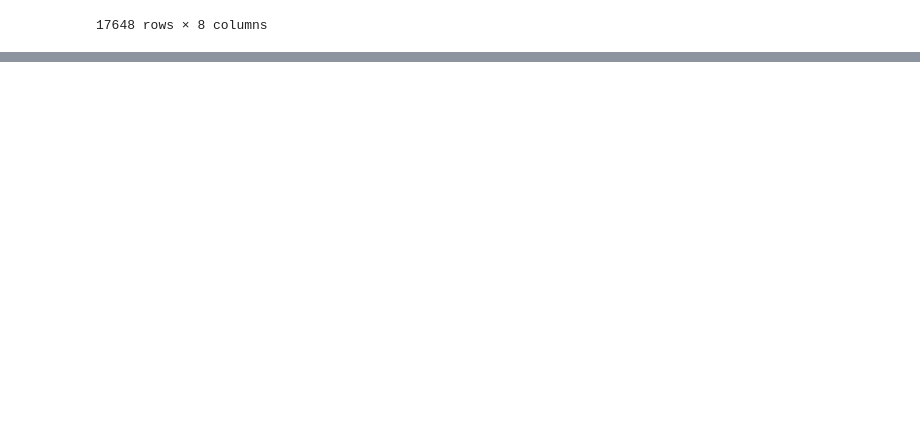
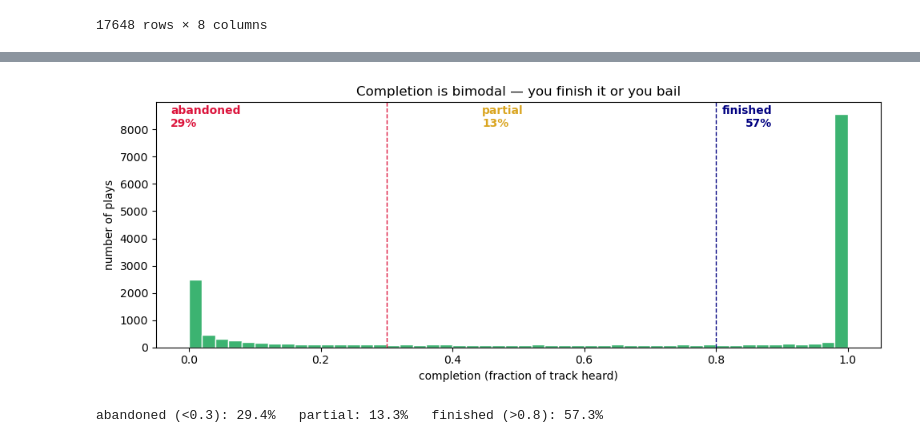
Before and after one commit to kaleb-asefa/rewind, a Jupyter notebook: notebooks/main.ipynb, the cells around one changed output, grey strips where cells are left out. Drawn from its saved outputs; the diff is of its cells as text; code cells hidden in the pictures; blank space fills up the shorter version.

Commit message:
add hate metrics in notebook

```diff
--- a/notebooks/main.ipynb
+++ b/notebooks/main.ipynb
@@ -429,0 +447,16 @@ df
+# %%
+# --- Setup: build a per-play "completion" signal from duration + ms_played ---
+# df.ms_played is in SECONDS; track_features.duration is also in seconds.
+# completion = fraction of the track actually listened to, clipped to [0, 1].
+# A play looped/replayed inside one event can exceed 1 -> clip (they finished it, and more).
+
+plays = df.dropna(subset=['duration']).copy()          # drop the ~5% unmatched tracks (no duration)
+plays = plays[plays['duration'] > 0]
+plays['completion'] = (plays['ms_played'] / plays['duration']).clip(0, 1)
+
+print(f"usable plays (have duration): {len(plays):,} / {len(df):,} "
+      f"({len(plays)/len(df):.1%})")
+print(f"dropped (no metadata match):  {df['duration'].isna().sum():,}")
+print(f"\nglobal mean completion: {plays['completion'].mean():.3f}")
+print(f"global median completion: {plays['completion'].median():.3f}")
+plays['completion'].describe()
@@ -429,0 +522,25 @@ df
+# %%
+ABANDON = 0.3   # below this = "abandoned early" = the hate event
+FINISH  = 0.8   # above this = "rode it out"
+
+abandoned = (plays['completion'] < ABANDON).mean()
+partial   = ((plays['completion'] >= ABANDON) & (plays['completion'] <= FINISH)).mean()
+finished  = (plays['completion'] > FINISH).mean()
+
+fig, ax = plt.subplots(figsize=(10, 4))
+ax.hist(plays['completion'], bins=50, color='mediumseagreen', edgecolor='white')
+ax.axvline(ABANDON, color='crimson', ls='--', lw=1)
+ax.axvline(FINISH,  color='navy',    ls='--', lw=1)
+ax.set_xlabel('completion (fraction of track heard)')
+ax.set_ylabel('number of plays')
+ax.set_title('Completion is bimodal — you finish it or you bail')
+ax.text(0.02, 0.9, f'abandoned\n{abandoned:.0%}', transform=ax.transAxes, color='crimson', fontweight='bold')
+ax.text(0.45, 0.9, f'partial\n{partial:.0%}',      transform=ax.transAxes, color='goldenrod', fontweight='bold')
+ax.text(0.85, 0.9, f'finished\n{finished:.0%}',    transform=ax.transAxes, color='navy', fontweight='bold', ha='right')
+plt.tight_layout()
+plt.show()
+
+print(f"abandoned (<{ABANDON}): {abandoned:.1%}   partial: {partial:.1%}   finished (>{FINISH}): {finished:.1%}")
+# %% [output]
+[figure, added]
+abandoned (<0.3): 29.4%   partial: 13.3%   finished (>0.8): 57.3%
```
Also changed, not shown: parts of 16 cells of this notebook.
